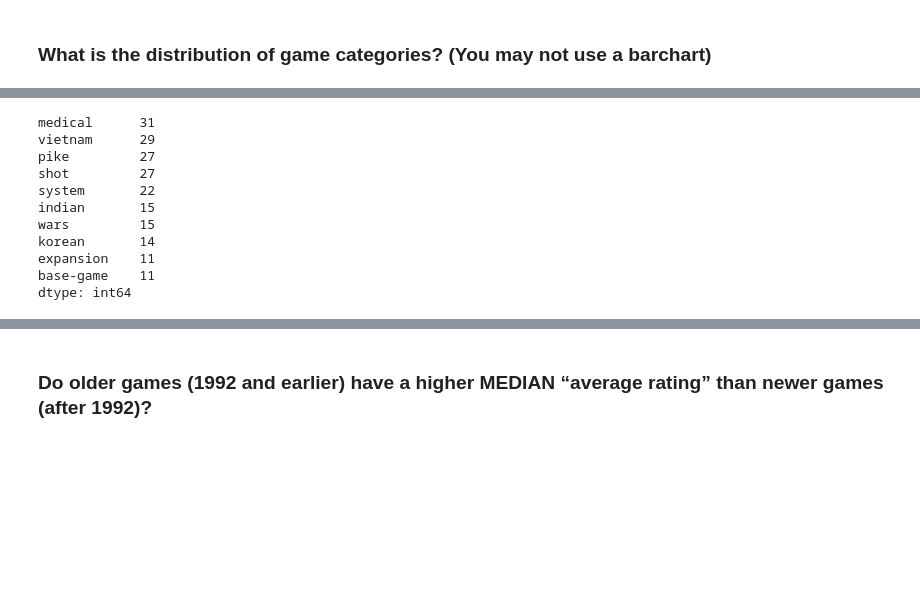
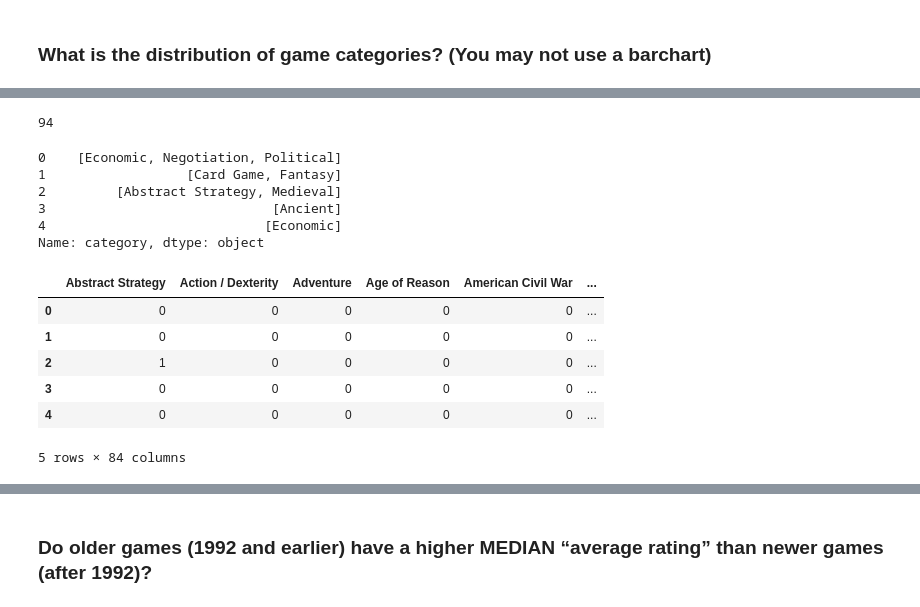
Before and after one commit to FJGM2023015/CA1_DVis_HDip_Lvl8-, a Jupyter notebook: Francisco_Gorigoitia_DVisHDip_CA1.ipynb, the cells around one changed output, grey strips where cells are left out. Drawn from its saved outputs; the diff is of its cells as text; code cells hidden in the pictures; blank space fills up the shorter version.

```diff
--- a/Francisco_Gorigoitia_DVisHDip_CA1.ipynb
+++ b/Francisco_Gorigoitia_DVisHDip_CA1.ipynb
@@ -231,4 +169,0 @@ df_games[['category','avg_word']].head()
-# %%
-# Lower Case
-df_games['category'] = df_games['category'].apply(lambda x: " ".join(x.lower() for x in x.split()))
-df_games['category'].head()
@@ -242,4 +169,0 @@ Name: category, dtype: object
-# %%
-# Removing Punctuation
-df_games['category'] = df_games['category'].str.replace(',', ' ')
-df_games['category'].head()
@@ -253,11 +169,0 @@ Name: category, dtype: object
-# %%
-# Removal of Stop Words
-# pip install nltk
-# nltk.download('stopwords')
-
-import nltk
-from nltk.corpus import stopwords
-stop = stopwords.words('english')
-df_games['category'] = df_games['category'].apply(lambda x: " ".join(x for x in
-x.split() if x not in stop))
-df_games['category'].head()
@@ -293,15 +169,0 @@ dtype: int64
-# %%
-freq = pd.Series(' '.join(df_games['category']).split()).value_counts()[-10:]
-freq
-# %% [output]
-medical      31
-vietnam      29
-pike         27
-shot         27
-system       22
-indian       15
-wars         15
-korean       14
-expansion    11
-base-game    11
-dtype: int64
@@ -309,0 +170,35 @@ dtype: int64
+# %%
+# Verificar la cantidad de valores nulos en la columna "category"
+null_count = df_games["category"].isnull().sum()
+
+null_count
+# %% [output]
+94
+# %%
+# 1. Limpieza de datos: Reemplazar valores nulos por "Unknown"
+df_games["category"].fillna("Unknown", inplace=True)
+# %%
+# 2. Tokenización: Separar las categorías
+categories_tokenized = df_games["category"].str.split(',')
+
+categories_tokenized.head()
+# %% [output]
+0    [Economic, Negotiation, Political]
+1                  [Card Game, Fantasy]
+2         [Abstract Strategy, Medieval]
+3                             [Ancient]
+4                            [Economic]
+Name: category, dtype: object
+# %%
+# Realizar la codificación one-hot para la columna "category"
+category_onehot = df_games["category"].str.get_dummies(sep=',')
+
+category_onehot.head()
+# %% [output]
+|  | Abstract Strategy | Action / Dexterity | Adventure | Age of Reason | American Civil War | ... |
+| 0 | 0 | 0 | 0 | 0 | 0 | ... |
+| 1 | 0 | 0 | 0 | 0 | 0 | ... |
+| 2 | 1 | 0 | 0 | 0 | 0 | ... |
+| 3 | 0 | 0 | 0 | 0 | 0 | ... |
+| 4 | 0 | 0 | 0 | 0 | 0 | ... |
+5 rows × 84 columns
```
Also changed, not shown: parts of 15 cells of this notebook.
